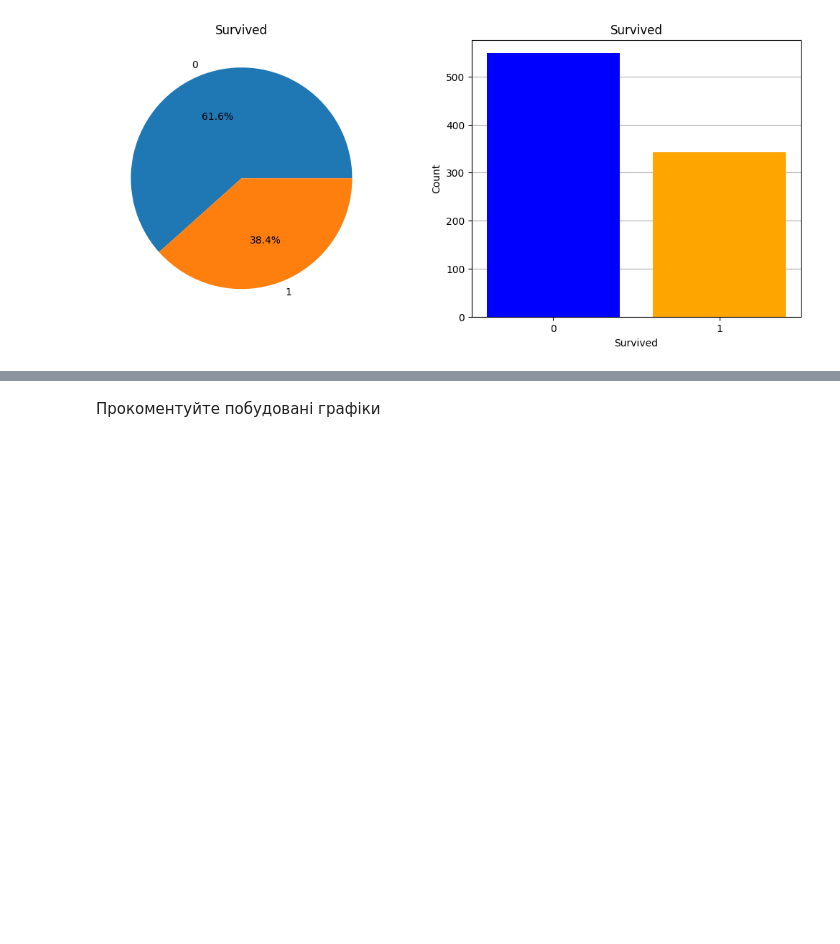
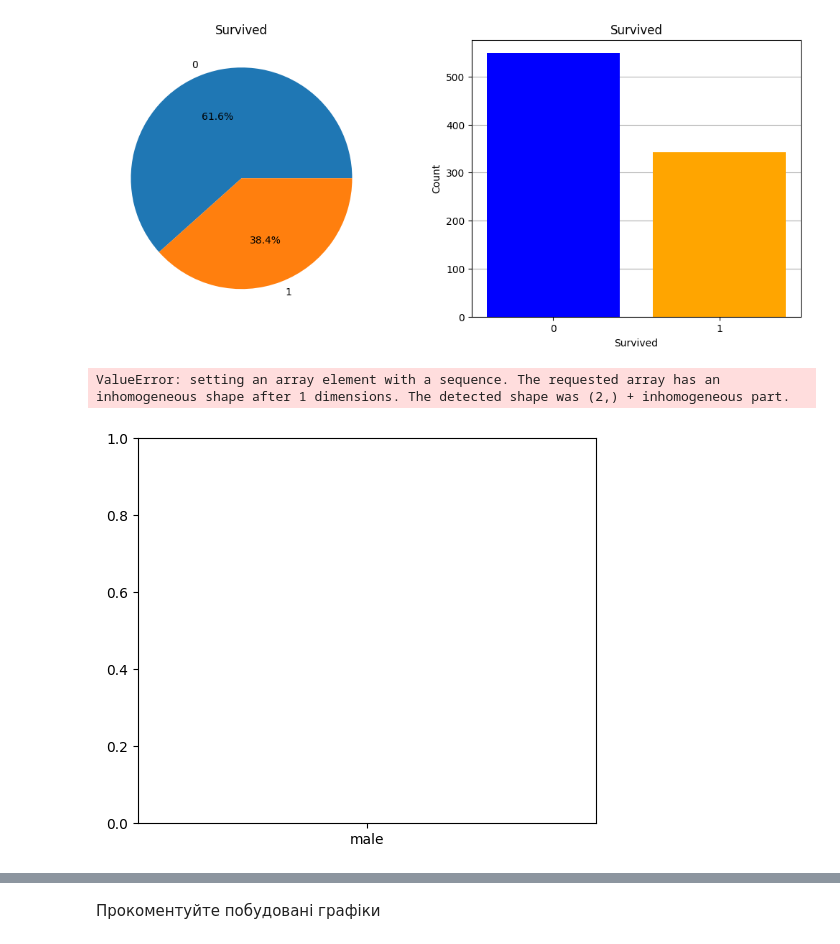
Before and after one commit to Prosik2205/OSHI, a Jupyter notebook: Task2_basic_ai_prosimyak_oleksander.ipynb, the cells around one changed output, grey strips where cells are left out. Cells and saved outputs as stored; diff of their text form; code cells hidden in the pictures; blank space fills up the shorter version.

```diff
--- a/Task2_basic_ai_prosimyak_oleksander.ipynb
+++ b/Task2_basic_ai_prosimyak_oleksander.ipynb
@@ -53,6 +53,20 @@ ax1.grid(axis='y')
 plt.show()
 # %% [output]
 [figure]
+# %%
+fig = plt.figure(figsize=(13,5))
+ax = fig.add_subplot(1,2,1)
+male = dataset[dataset['Sex']=='male']
+female = dataset[dataset['Sex']=='female']
+sizes = [male , female]
+labels = ['male','female']
+ax.bar(labels,sizes,color=['blue','orange'])
+ax.set_xlabel('Sex')
+ax.set_ylabel('Survived vs Sex')
+plt.show()
+# %% [output]
+ValueError: setting an array element with a sequence. The requested array has an inhomogeneous shape after 1 dimensions. The detected shape was (2,) + inhomogeneous part.
+[figure, added]
 # %% [markdown]
 ![image.png](embedded-picture-1)
 # %%
```
Also changed, not shown: parts of 1 cell of this notebook.
